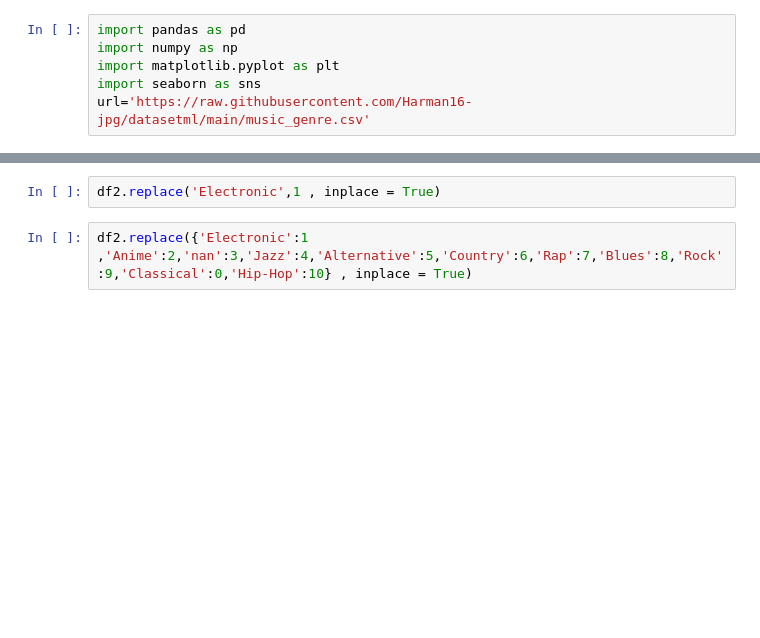
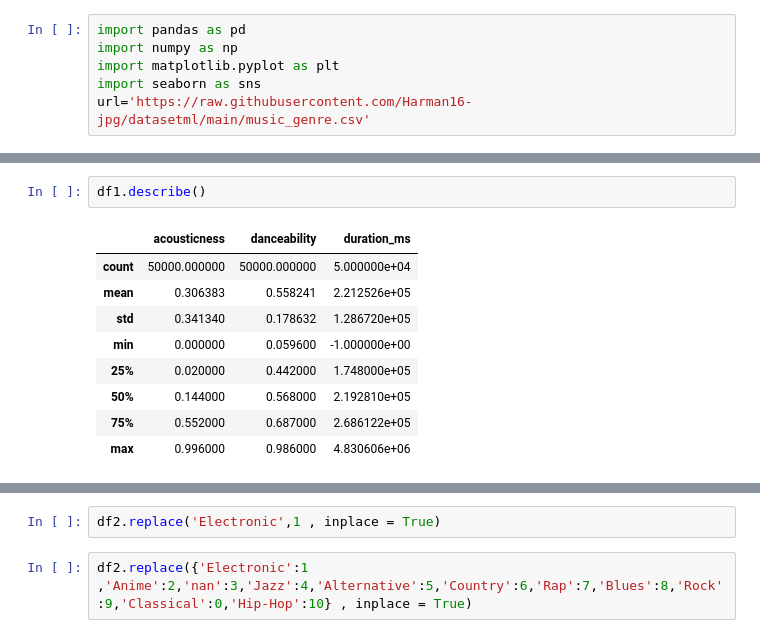
Before and after one commit to Harman16-jpg/datasetml, a Jupyter notebook: harman1092.ipynb, the cells around one changed output, grey strips where cells are left out. Saved outputs shown, nothing was run; the diff lists cells and outputs as text; blank space fills up the shorter version.

```diff
--- a/harman1092.ipynb
+++ b/harman1092.ipynb
@@ -29,0 +59,12 @@ print(df2)
+# %%
+df1.describe()
+# %% [output]
+|  | acousticness | danceability | duration_ms |
+| count | 50000.000000 | 50000.000000 | 5.000000e+04 |
+| mean | 0.306383 | 0.558241 | 2.212526e+05 |
+| std | 0.341340 | 0.178632 | 1.286720e+05 |
+| min | 0.000000 | 0.059600 | -1.000000e+00 |
+| 25% | 0.020000 | 0.442000 | 1.748000e+05 |
+| 50% | 0.144000 | 0.568000 | 2.192810e+05 |
+| 75% | 0.552000 | 0.687000 | 2.686122e+05 |
+| max | 0.996000 | 0.986000 | 4.830606e+06 |
```
Also changed, not shown: parts of 59 cells of this notebook.
